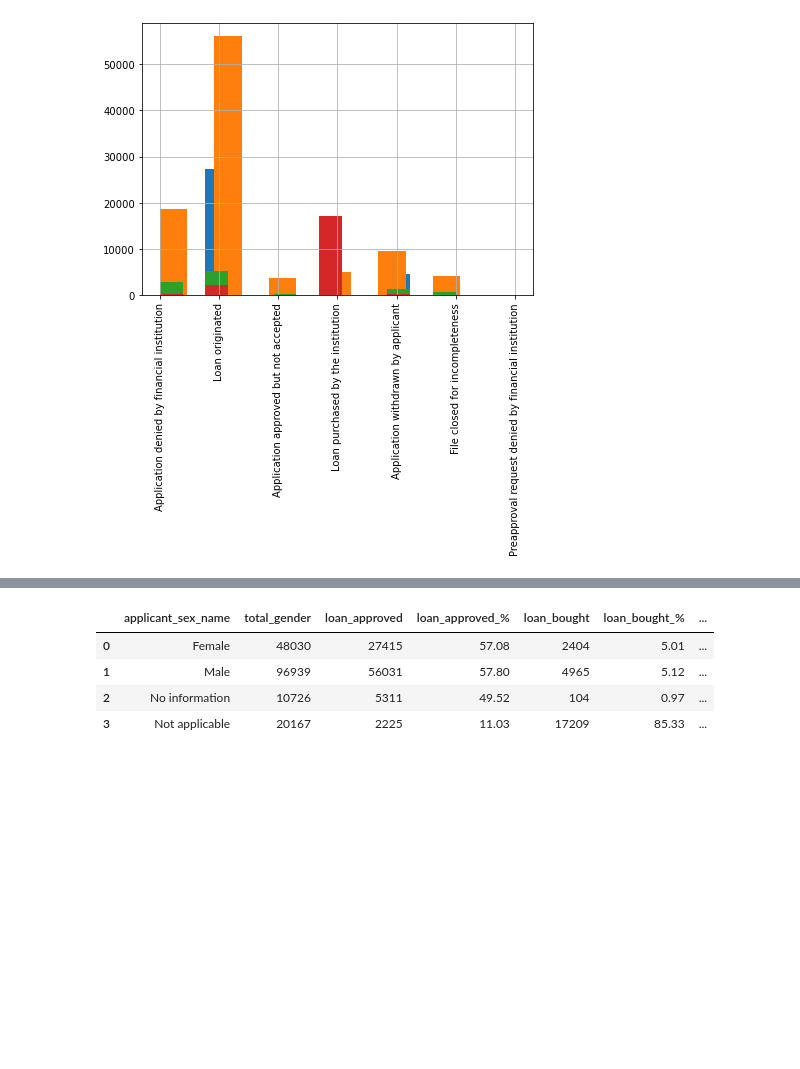
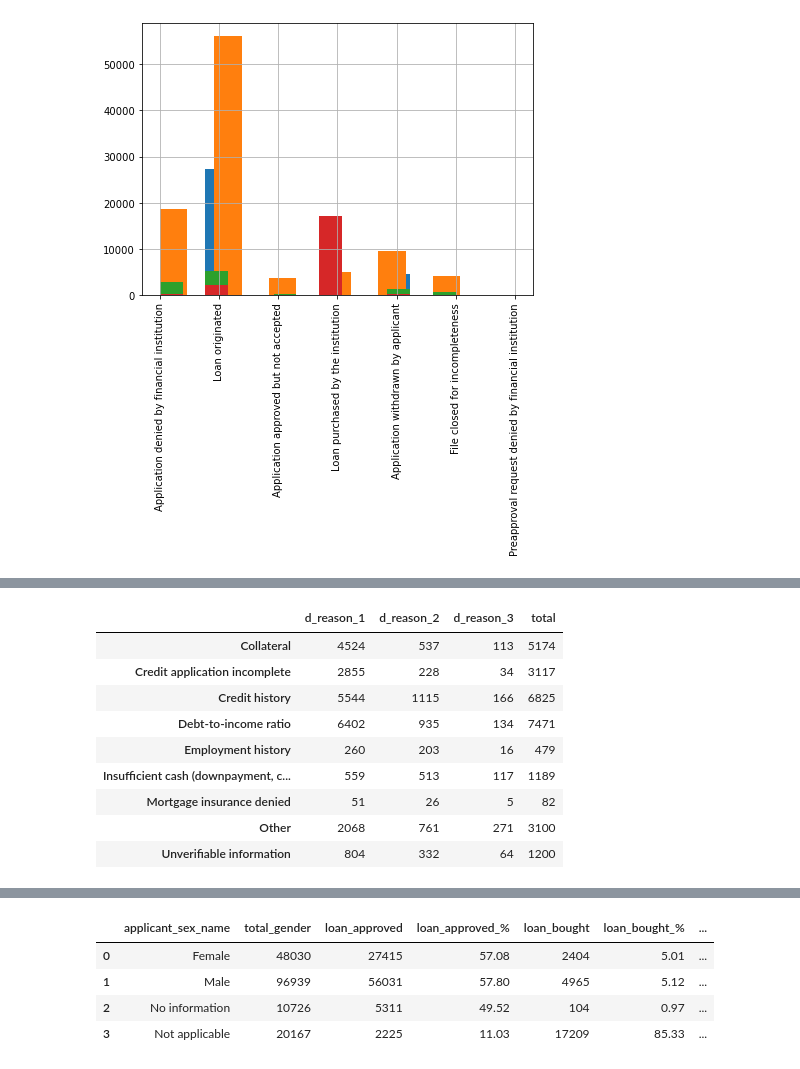
Before and after one commit to DJ1070/Darlehensanfragen, a Jupyter notebook: exploration.ipynb, the cells around one changed output, grey strips where cells are left out. Saved outputs shown, nothing was run; the diff lists cells and outputs as text; code cells hidden in the pictures; blank space fills up the shorter version.

```diff
--- a/exploration.ipynb
+++ b/exploration.ipynb
@@ -158,0 +184,16 @@ denial_reasons
+# %%
+pd.DataFrame({'d_reason_1': df.denial_reason_name_1.groupby(df.denial_reason_name_1).count(),
+              'd_reason_2': df.denial_reason_name_2.groupby(df.denial_reason_name_2).count(),
+              'd_reason_3': df.denial_reason_name_3.groupby(df.denial_reason_name_3).count(),
+              'total': df.denial_reason_name_1.groupby(df.denial_reason_name_1).count() + df.denial_reason_name_2.groupby(df.denial_reason_name_2).count() + df.denial_reason_name_3.groupby(df.denial_reason_name_3).count()})
+# %% [output]
+|  | d_reason_1 | d_reason_2 | d_reason_3 | total |
+| Collateral | 4524 | 537 | 113 | 5174 |
+| Credit application incomplete | 2855 | 228 | 34 | 3117 |
+| Credit history | 5544 | 1115 | 166 | 6825 |
+| Debt-to-income ratio | 6402 | 935 | 134 | 7471 |
+| Employment history | 260 | 203 | 16 | 479 |
+| Insufficient cash (downpayment, c... | 559 | 513 | 117 | 1189 |
+| Mortgage insurance denied | 51 | 26 | 5 | 82 |
+| Other | 2068 | 761 | 271 | 3100 |
+| Unverifiable information | 804 | 332 | 64 | 1200 |
```
Also changed, not shown: parts of 9 cells of this notebook, 4 other files.
